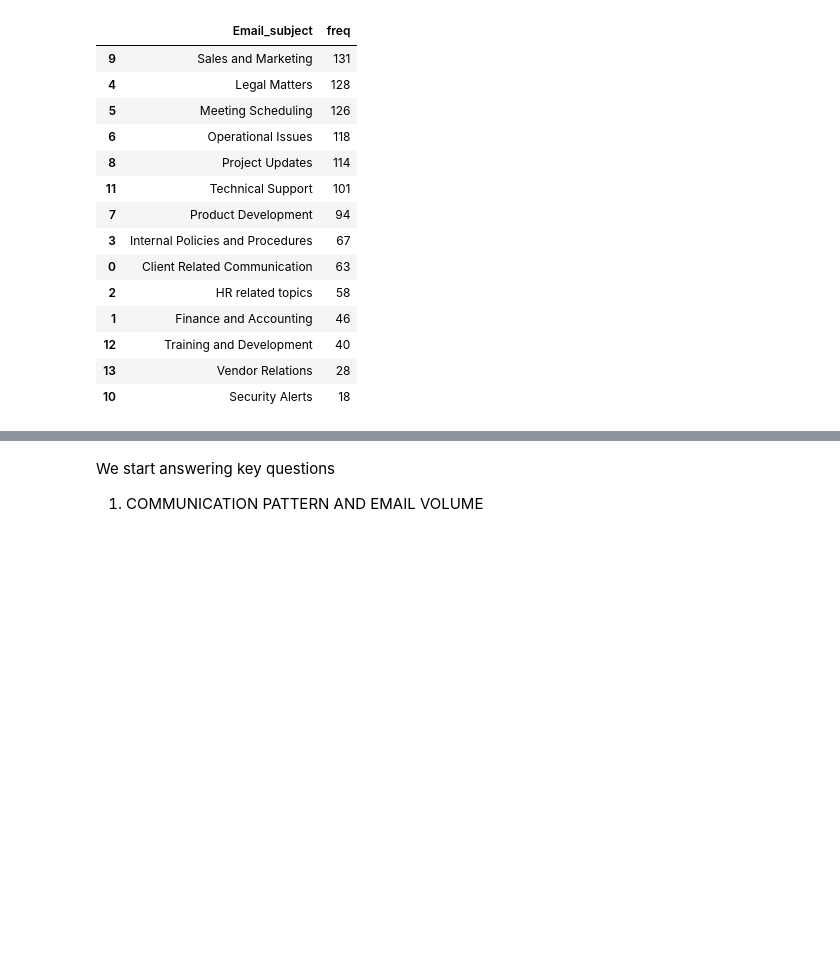
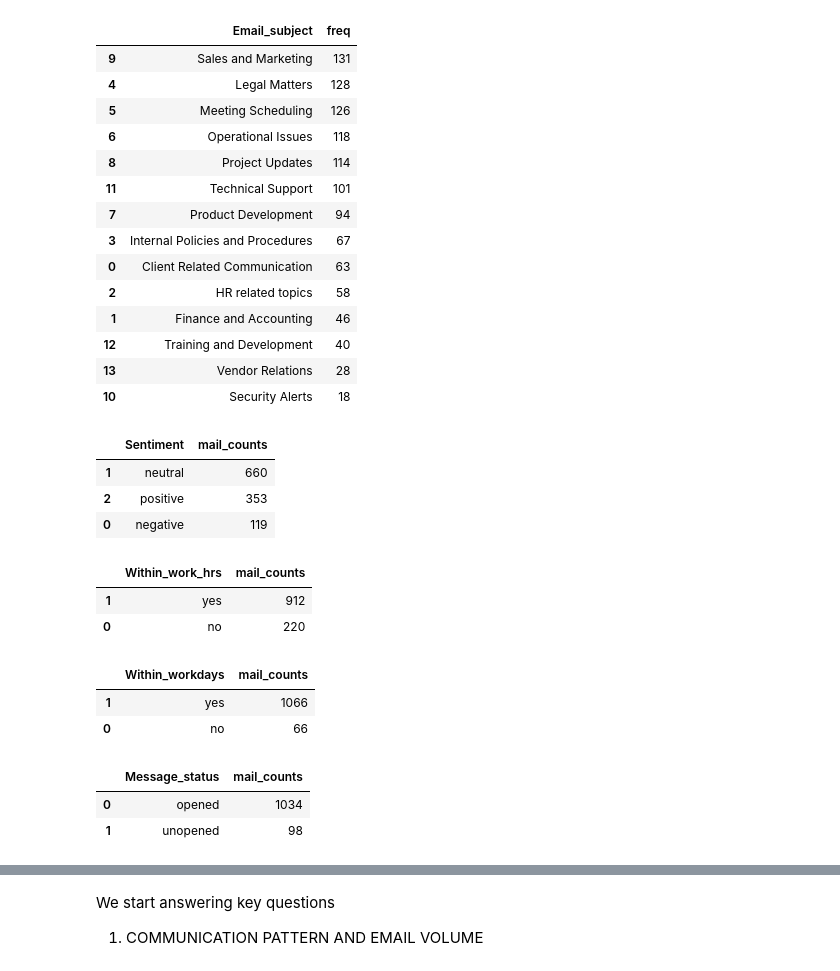
Before and after one commit to djibril968/Python_projects, a Jupyter notebook: Onyx_email_analysis.ipynb, the cells around one changed output, grey strips where cells are left out. Cells and saved outputs as stored; diff of their text form; code cells hidden in the pictures; blank space fills up the shorter version.

```diff
--- a/Onyx_email_analysis.ipynb
+++ b/Onyx_email_analysis.ipynb
@@ -243,3 +243,36 @@ subject
 | 12 | Training and Development | 40 |
 | 13 | Vendor Relations | 28 |
 | 10 | Security Alerts | 18 |
+# %%
+#message by sentiments
+sentiment_count = Email_fact_data.groupby('Sentiment')['Email_id'].count().reset_index(name= 'mail_counts').sort_values('mail_counts', ascending = False)
+sentiment_count
+# %% [output]
+|  | Sentiment | mail_counts |
+| 1 | neutral | 660 |
+| 2 | positive | 353 |
+| 0 | negative | 119 |
+# %%
+#message by send time category
+mail_within_work_hrs = Email_fact_data.groupby('Within_work_hrs')['Email_id'].count().reset_index(name= 'mail_counts').sort_values('mail_counts', ascending = False)
+mail_within_work_hrs
+# %% [output]
+|  | Within_work_hrs | mail_counts |
+| 1 | yes | 912 |
+| 0 | no | 220 |
+# %%
+#message by send day category
+mail_within_work_days = Email_fact_data.groupby('Within_workdays')['Email_id'].count().reset_index(name= 'mail_counts').sort_values('mail_counts', ascending = False)
+mail_within_work_days
+# %% [output]
+|  | Within_workdays | mail_counts |
+| 1 | yes | 1066 |
+| 0 | no | 66 |
+# %%
+#message by status
+mail_status = Email_fact_data.groupby('Message_status')['Email_id'].count().reset_index(name= 'mail_counts').sort_values('mail_counts', ascending = False)
+mail_status
+# %% [output]
+|  | Message_status | mail_counts |
+| 0 | opened | 1034 |
+| 1 | unopened | 98 |
```
Also changed, not shown: parts of 1 cell of this notebook.
